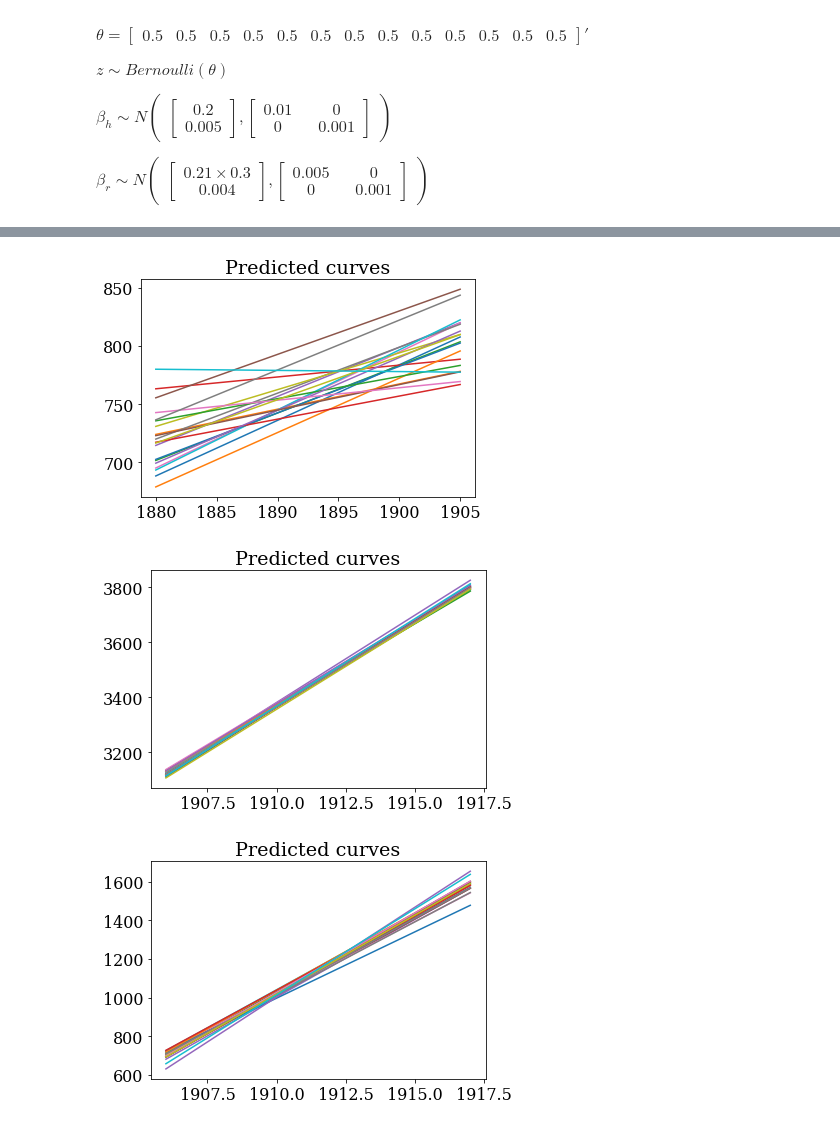
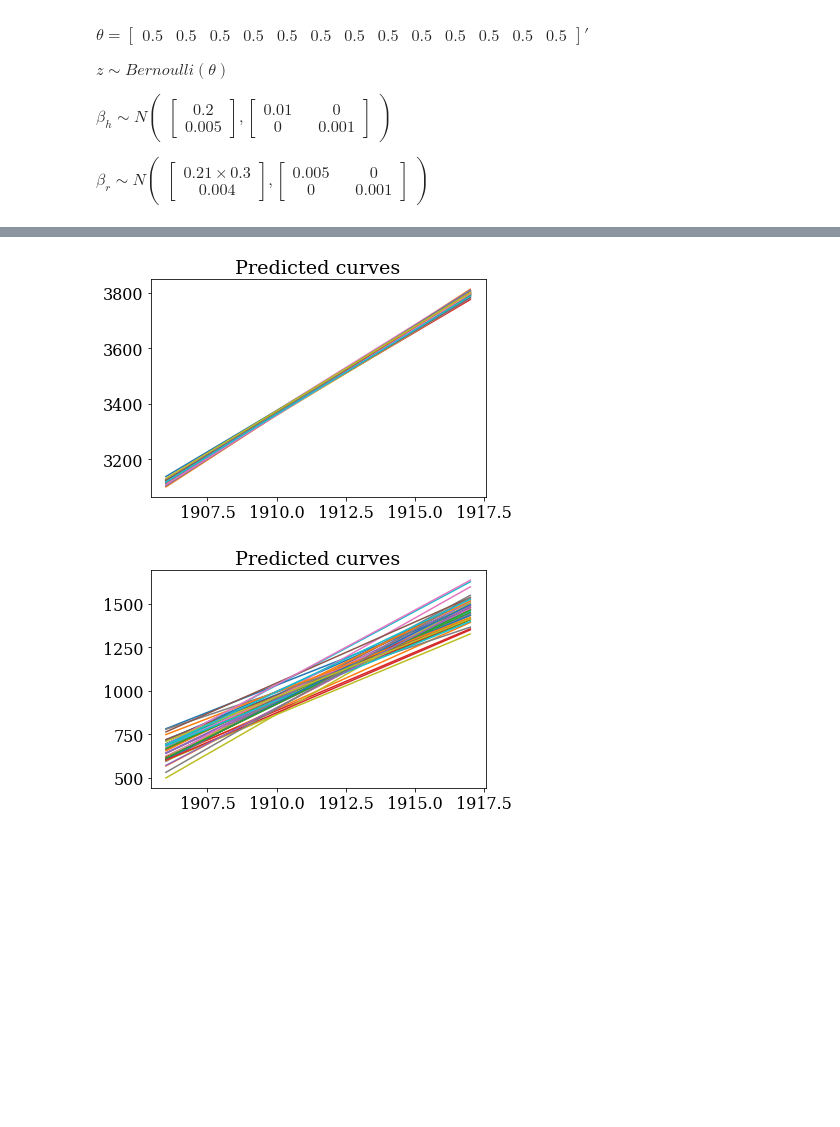
Before and after one commit to AnttiHaerkoenen/vyborg_orthodox, a Jupyter notebook: notebooks/missing_orthodox.ipynb, the cells around one changed output, grey strips where cells are left out. Cells and saved outputs as stored; diff of their text form; code cells hidden in the pictures; blank space fills up the shorter version.

```diff
--- a/notebooks/missing_orthodox.ipynb
+++ b/notebooks/missing_orthodox.ipynb
@@ -221,10 +198,9 @@ data_pm = data.iloc[26:-3,]
 standard = 1_000
 data_pm = data_pm / standard
 start = 1906
-data_pm['t'] = data_pm.index - start
 
 with pm.Model() as model_health_council_orthodox:
-    t = np.asarray(data_pm.t)
+    t = np.asarray(data_pm.index)
     beta_health_0 = pm.Normal(
         "beta_health_0",
         mu=3,
@@ -237,9 +213,9 @@ with pm.Model() as model_health_council_orthodox:
     )
     sigma_total = pm.HalfNormal(
         'sigma_total',
-        sigma=0.01,
+        sigma=0.1,
     )
-    mu_health = beta_health_0 + t * beta_health_1
+    mu_health = beta_health_0 + beta_health_1 * (t - t.mean())
     health_council = pm.Normal(
         'health_council',
         mu=mu_health,
@@ -279,16 +254,16 @@ array([<AxesSubplot:title={'center':'95.0% HDI'}>], dtype=object)
 # %%
 data_pm = data_pm.iloc[[0, 1, 2, 7, 8, 9,]]
 
-mu_beta_orthodox_0 = 3.1 * 0.3
+mu_beta_orthodox_0 = 3.5 * 0.3
 mu_beta_orthodox_1 = 0.062
 sigma_total = 0.01
 
 with pm.Model() as model_orthodox:
-    t = np.asarray(data_pm.t)
+    t = np.asarray(data_pm.index)
     beta_orthodox_0 = pm.Normal(
         "beta_orthodox_0",
         mu=mu_beta_orthodox_0,
-        sigma=1,
+        sigma=0.1,
     )
     beta_orthodox_1 = pm.Normal(
         "beta_orthodox_1",
@@ -297,9 +272,9 @@ with pm.Model() as model_orthodox:
     )
     sigma_total = pm.HalfNormal(
         'sigma_total',
-        sigma=0.01,
+        sigma=0.1,
     )
-    mu_total = beta_orthodox_0 + beta_orthodox_1 * t
+    mu_total = beta_orthodox_0 + beta_orthodox_1 * (t - t.mean())
     total = pm.Normal(
         'register',
         mu=mu_total,
@@ -341,45 +318,44 @@ def plot_prediction(
         intercept_col,
         slope_col,
         standard,
-        skip=100,
+        skip=50,
         start=1906,
         end=1918,
 ):
     year = np.arange(start, end, 1)
     intercept = data[intercept_col][::skip, ] * standard
     t = data[slope_col][::skip, ] * standard
 
     for sample in zip(intercept, t):
-        total = sample[0] + sample[1] * (year - start)
+        total = sample[0] + sample[1] * (year - year.mean())
         plt.plot(year, total)
     plt.title(f'Predicted curves')
     plt.show()
 
-plot_prediction(
-    posterior_early,
-    intercept_col='beta_early_0',
-    slope_col='beta_early_1',
-    standard=standard,
-    start=1880,
-    end=start,
-)
+# plot_prediction(
+#     posterior_early,
+#     intercept_col='beta_early_0',
+#     slope_col='beta_early_1',
+#     standard=standard,
+#     start=1893,
+#     end=start,
+# )
 
 plot_prediction(
     posterior_health,
     intercept_col='beta_health_0',
     slope_col='beta_health_1',
     standard=standard,
     start=start,
 )
 
 plot_prediction(
     posterior,
     intercept_col='beta_orthodox_0',
     slope_col='beta_orthodox_1',
     standard=standard,
     start=start,
 )
 # %% [output]
-[figure, old version]
+[figure, new version]
-[figure, old version]
+[figure, new version]
-[figure, removed]
```
Also changed, not shown: parts of 4 cells of this notebook.
